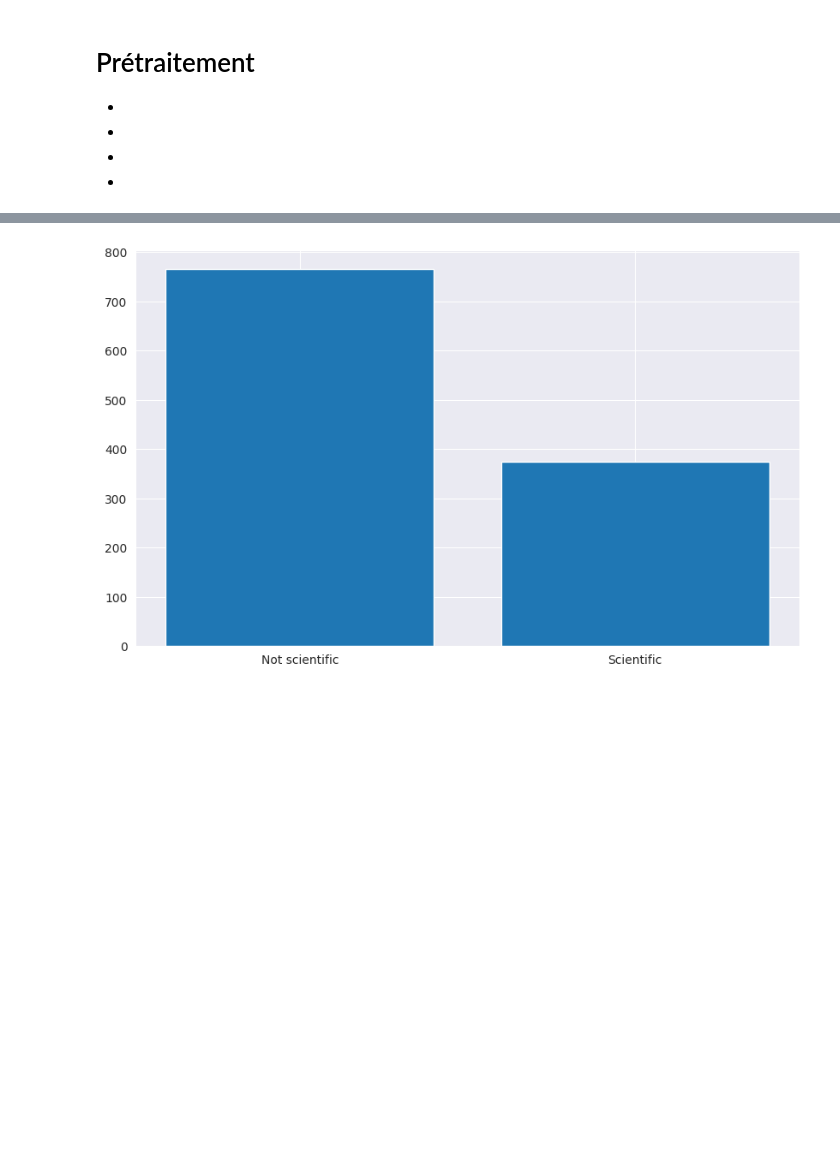
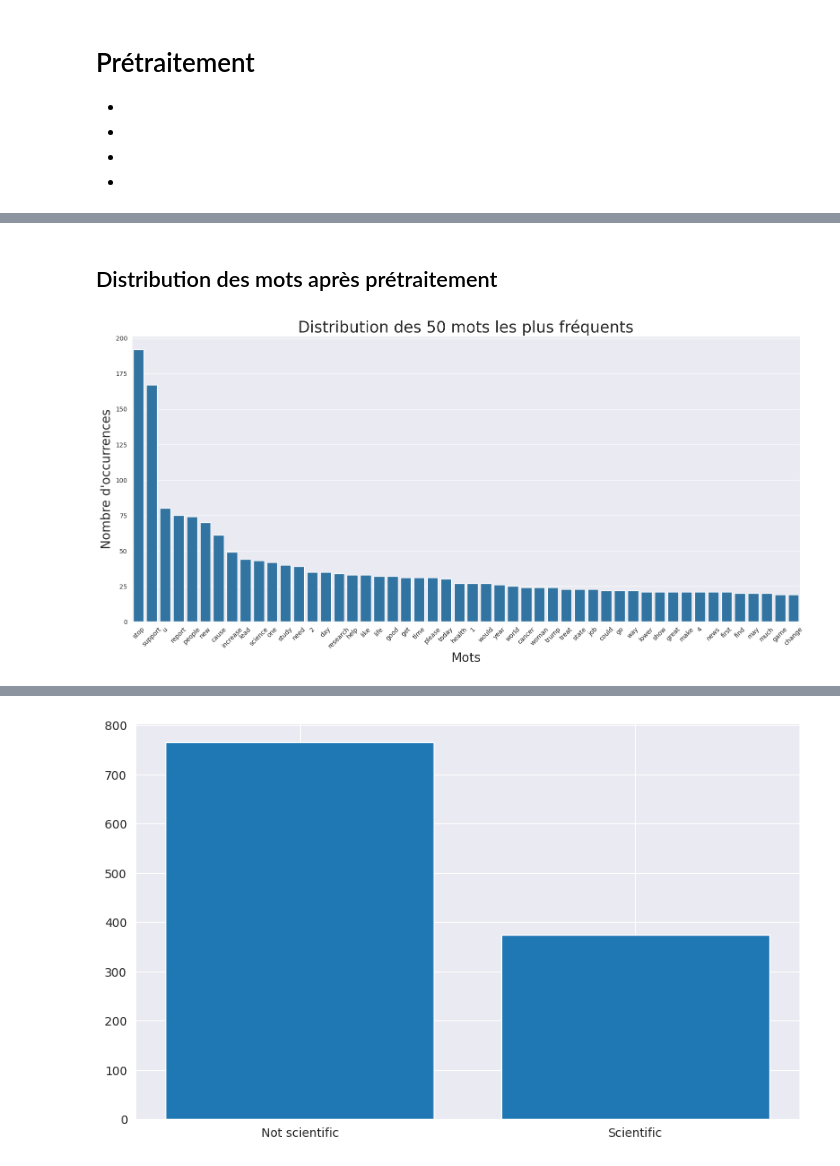
Before and after one commit to RaphaelRibes/machine-learning, a Jupyter notebook: Notebook-infos-pertinentes.ipynb, the cells around one changed output, grey strips where cells are left out. Saved outputs shown, nothing was run; the diff lists cells and outputs as text; code cells hidden in the pictures; blank space fills up the shorter version.

```diff
--- a/Notebook-infos-pertinentes.ipynb
+++ b/Notebook-infos-pertinentes.ipynb
@@ -125,3 +120,9 @@ plot_word_distribution(filtered_words)
+# %% [markdown]
+## Distribution des mots après prétraitement
+# %%
+plot_word_distribution(cleaned_text, nombre_de_mots=50)
+# %% [output]
+[figure, added]
 # %%
 def remake_sentences(sentence_list):
     sentence_join = []
```
Also changed, not shown: parts of 24 cells of this notebook, 1 other file.
